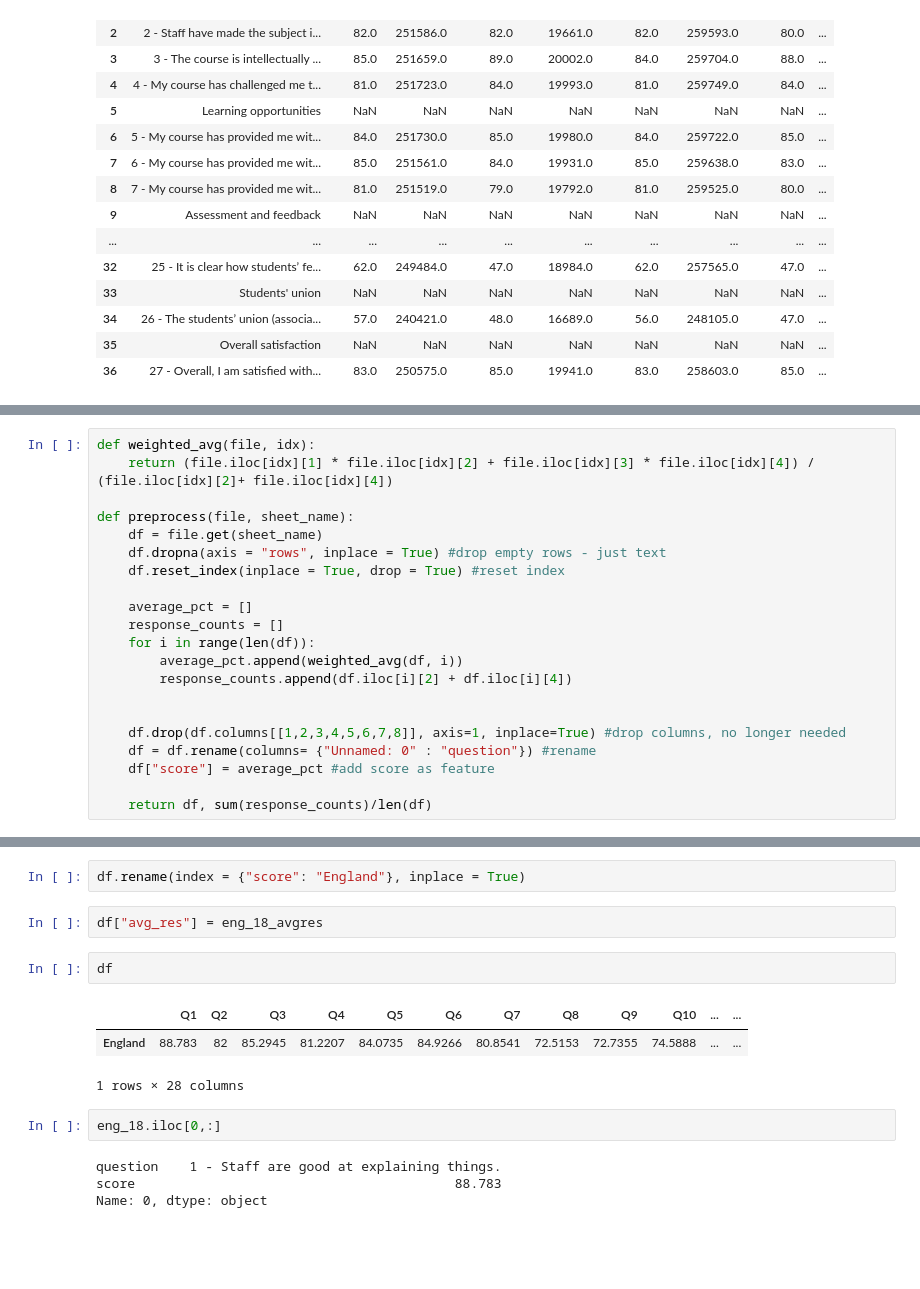
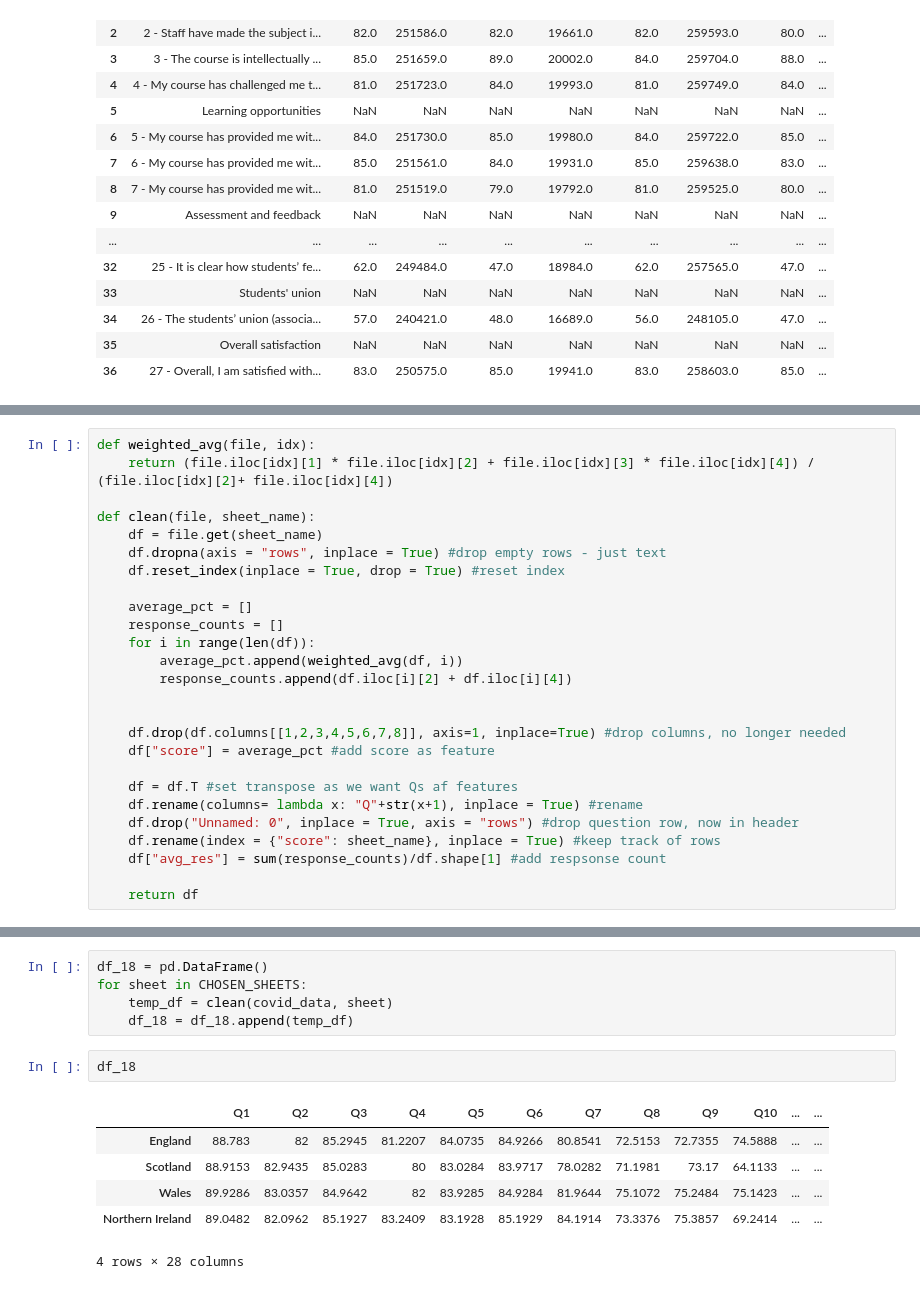
Before and after one commit to szelesaron/dissertation-code, a Jupyter notebook: cleaning-preprocess-EDA.ipynb, the cells around one changed output, grey strips where cells are left out. Drawn from its saved outputs; the diff is of its cells as text; blank space fills up the shorter version.

Commit message:
18 data obtained

```diff
--- a/cleaning-preprocess-EDA.ipynb
+++ b/cleaning-preprocess-EDA.ipynb
@@ -57,7 +57,7 @@ covid_data.get("England")
 def weighted_avg(file, idx):
     return (file.iloc[idx][1] * file.iloc[idx][2] + file.iloc[idx][3] * file.iloc[idx][4]) / (file.iloc[idx][2]+ file.iloc[idx][4])
 
-def preprocess(file, sheet_name):
+def clean(file, sheet_name):
     df = file.get(sheet_name)
     df.dropna(axis = "rows", inplace = True) #drop empty rows - just text
     df.reset_index(inplace = True, drop = True) #reset index
@@ -70,7 +70,12 @@ def preprocess(file, sheet_name):
 
 
     df.drop(df.columns[[1,2,3,4,5,6,7,8]], axis=1, inplace=True) #drop columns, no longer needed
-    df = df.rename(columns= {"Unnamed: 0" : "question"}) #rename
     df["score"] = average_pct #add score as feature
 
-    return df, sum(response_counts)/len(df)
+    df = df.T #set transpose as we want Qs af features
+    df.rename(columns= lambda x: "Q"+str(x+1), inplace = True) #rename
+    df.drop("Unnamed: 0", inplace = True, axis = "rows") #drop question row, now in header
+    df.rename(index = {"score": sheet_name}, inplace = True) #keep track of rows
+    df["avg_res"] = sum(response_counts)/df.shape[1] #add respsonse count
+
+    return df
@@ -95,16 +82,14 @@ df.drop("question", inplace = True, axis = "rows") #drop
-# %%
-df.rename(index = {"score": "England"}, inplace = True)
-# %%
-df["avg_res"] = eng_18_avgres
-# %%
-df
-# %% [output]
-|  | Q1 | Q2 | Q3 | Q4 | Q5 | Q6 | Q7 | Q8 | Q9 | Q10 | ... | ... |
-| England | 88.783 | 82 | 85.2945 | 81.2207 | 84.0735 | 84.9266 | 80.8541 | 72.5153 | 72.7355 | 74.5888 | ... | ... |
-1 rows × 28 columns
-# %%
-eng_18.iloc[0,:]
-# %% [output]
-question    1 - Staff are good at explaining things.
-score                                         88.783
-Name: 0, dtype: object
+# %%
+df_18 = pd.DataFrame()
+for sheet in CHOSEN_SHEETS:
+    temp_df = clean(covid_data, sheet)
+    df_18 = df_18.append(temp_df)
+# %%
+df_18
+# %% [output]
+|  | Q1 | Q2 | Q3 | Q4 | Q5 | Q6 | Q7 | Q8 | Q9 | Q10 | ... | ... |
+| England | 88.783 | 82 | 85.2945 | 81.2207 | 84.0735 | 84.9266 | 80.8541 | 72.5153 | 72.7355 | 74.5888 | ... | ... |
+| Scotland | 88.9153 | 82.9435 | 85.0283 | 80 | 83.0284 | 83.9717 | 78.0282 | 71.1981 | 73.17 | 64.1133 | ... | ... |
+| Wales | 89.9286 | 83.0357 | 84.9642 | 82 | 83.9285 | 84.9284 | 81.9644 | 75.1072 | 75.2484 | 75.1423 | ... | ... |
+| Northern Ireland | 89.0482 | 82.0962 | 85.1927 | 83.2409 | 83.1928 | 85.1929 | 84.1914 | 73.3376 | 75.3857 | 69.2414 | ... | ... |
+4 rows × 28 columns
```
Also changed, not shown: parts of 6 cells of this notebook.
